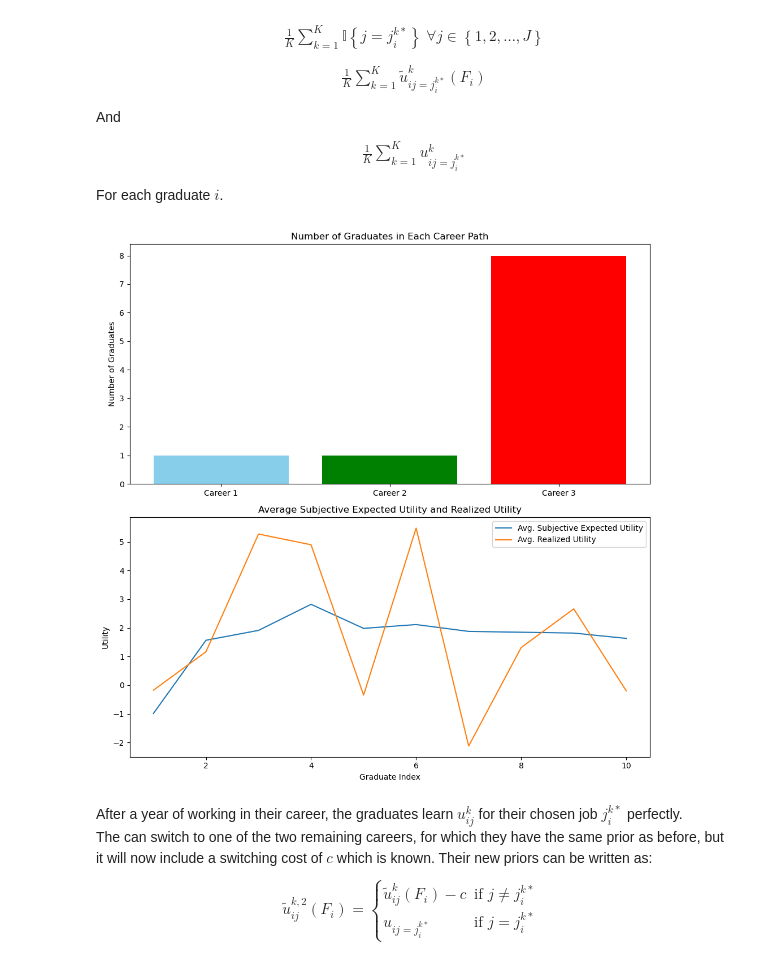
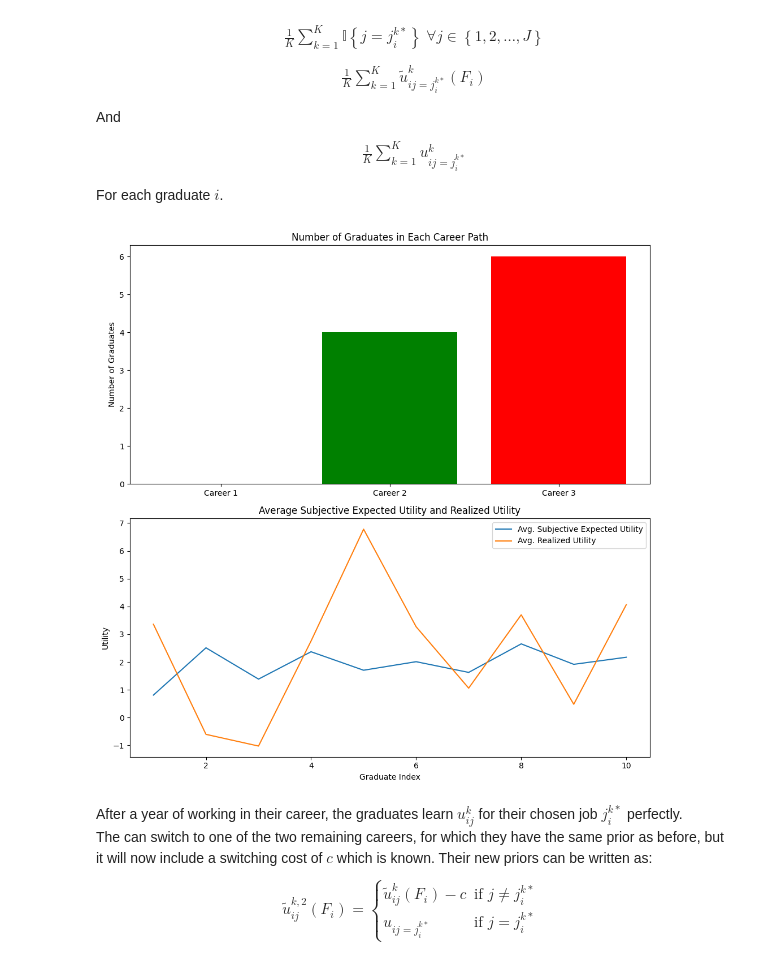
Before and after one commit to NumEconCopenhagen/projects-2024-mathias-mikkel-gabriele, a Jupyter notebook: examproject/exam_2024 copy.ipynb, the cells around one changed output. Drawn from its saved outputs; the diff is of its cells as text; code cells hidden in the pictures.

```diff
--- a/examproject/exam_2024 copy.ipynb
+++ b/examproject/exam_2024 copy.ipynb
@@ -175,15 +172,15 @@ For each graduate $i$.
 # %%
 # Write your answer here
 
 par.i = np.array([1,2,3,4,5,6,7,8,9,10])
 
-#maybe need to change the size of draws to
 
 # Simulate prior expected utility, chosen careers, and realized utilities based on friends' information
+prior_expec_util, chosen_career, real_util = career.prior_expec()
 
 career.visualize_results(chosen_career, np.mean(prior_expec_util, axis=1), real_util)
 # %% [output]
-[figure, old version]
+[figure, new version]
 # %% [markdown]
 After a year of working in their career, the graduates learn $u^k_{ij}$ for their chosen job $j_i^{k*}$ perfectly. <br>
 The can switch to one of the two remaining careers, for which they have the same prior as before, but it will now include a switching cost of $c$ which is known.
```
Also changed, not shown: parts of 5 cells of this notebook, 1 other file.
